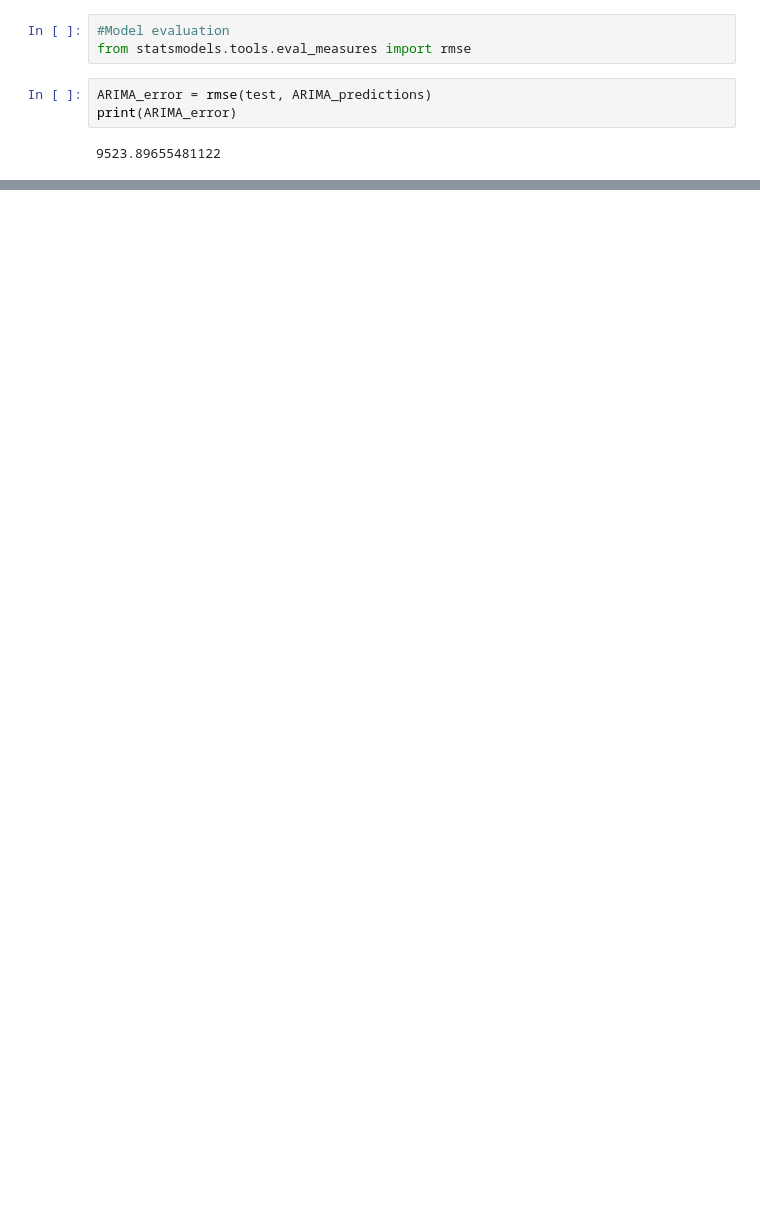
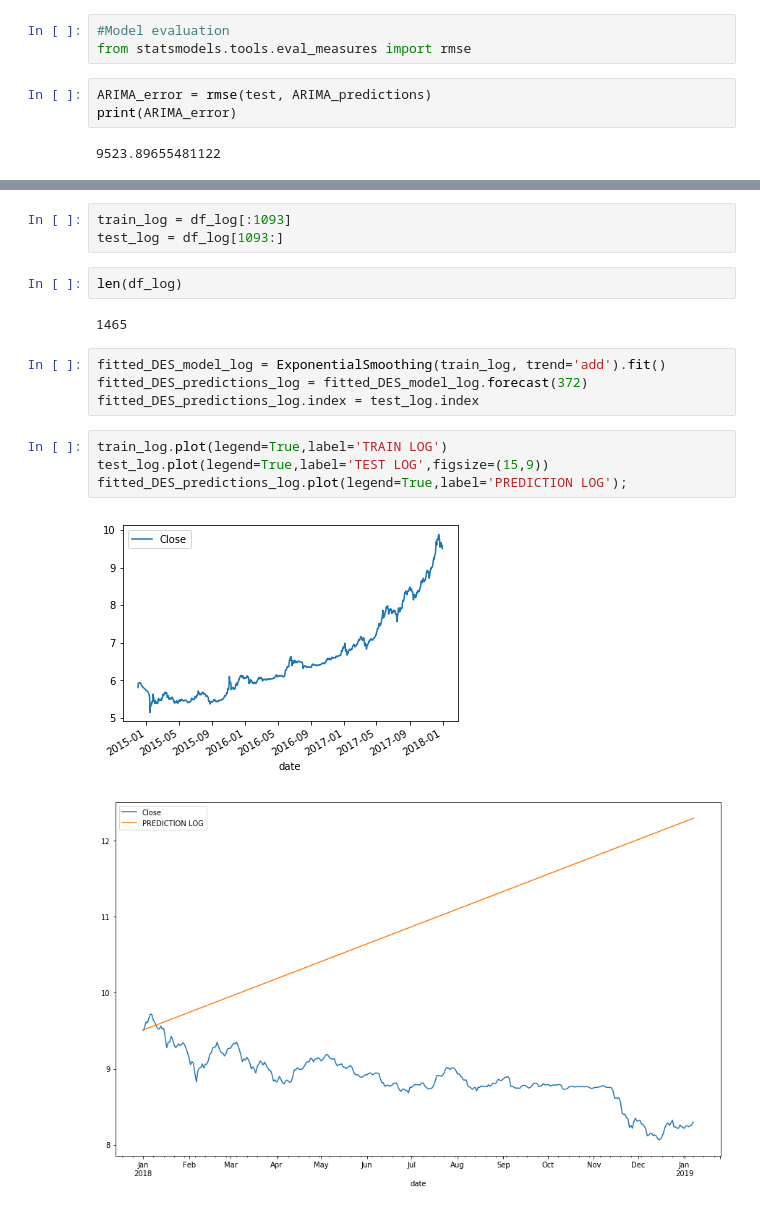
Before and after one commit to legomydiego/Thinkful-Final-Capstone, a Jupyter notebook: Final Capstone.ipynb, the cells around one changed output, grey strips where cells are left out. Drawn from its saved outputs; the diff is of its cells as text; blank space fills up the shorter version.

```diff
--- a/Final Capstone.ipynb
+++ b/Final Capstone.ipynb
@@ -399,0 +428,18 @@ print(ARIMA_error)
+# %%
+train_log = df_log[:1093]
+test_log = df_log[1093:]
+# %%
+len(df_log)
+# %% [output]
+1465
+# %%
+fitted_DES_model_log = ExponentialSmoothing(train_log, trend='add').fit()
+fitted_DES_predictions_log = fitted_DES_model_log.forecast(372)
+fitted_DES_predictions_log.index = test_log.index
+# %%
+train_log.plot(legend=True,label='TRAIN LOG')
+test_log.plot(legend=True,label='TEST LOG',figsize=(15,9))
+fitted_DES_predictions_log.plot(legend=True,label='PREDICTION LOG');
+# %% [output]
+[figure, added]
+[figure, added]
```
Also changed, not shown: parts of 10 cells of this notebook.
